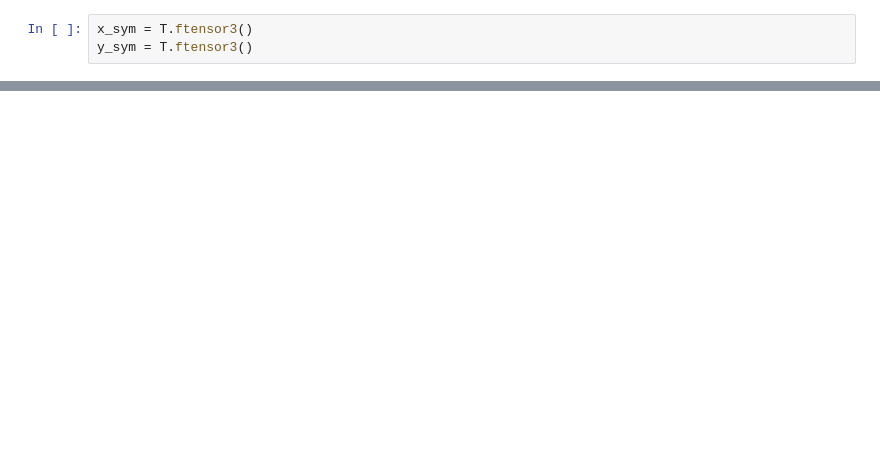
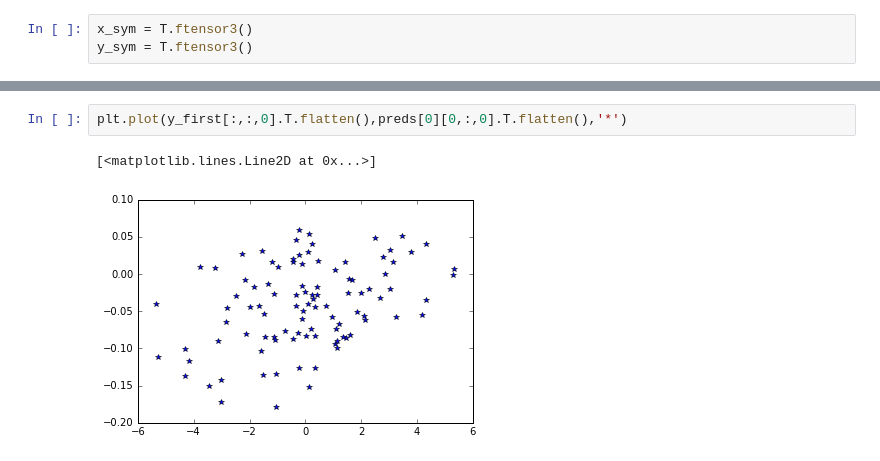
Before and after one commit to deoxyribose/prednet, a Jupyter notebook: sum_of_sinusoids_rnn.ipynb, the cells around one changed output, grey strips where cells are left out. Drawn from its saved outputs; the diff is of its cells as text; blank space fills up the shorter version.

```diff
--- a/sum_of_sinusoids_rnn.ipynb
+++ b/sum_of_sinusoids_rnn.ipynb
@@ -135,0 +174,5 @@ plt.plot(tmp[:,:,1].T)
+# %%
+plt.plot(y_first[:,:,0].T.flatten(),preds[0][0,:,0].T.flatten(),'*')
+# %% [output]
+[<matplotlib.lines.Line2D at 0x...>]
+[figure, added]
```
Also changed, not shown: parts of 37 cells of this notebook.
